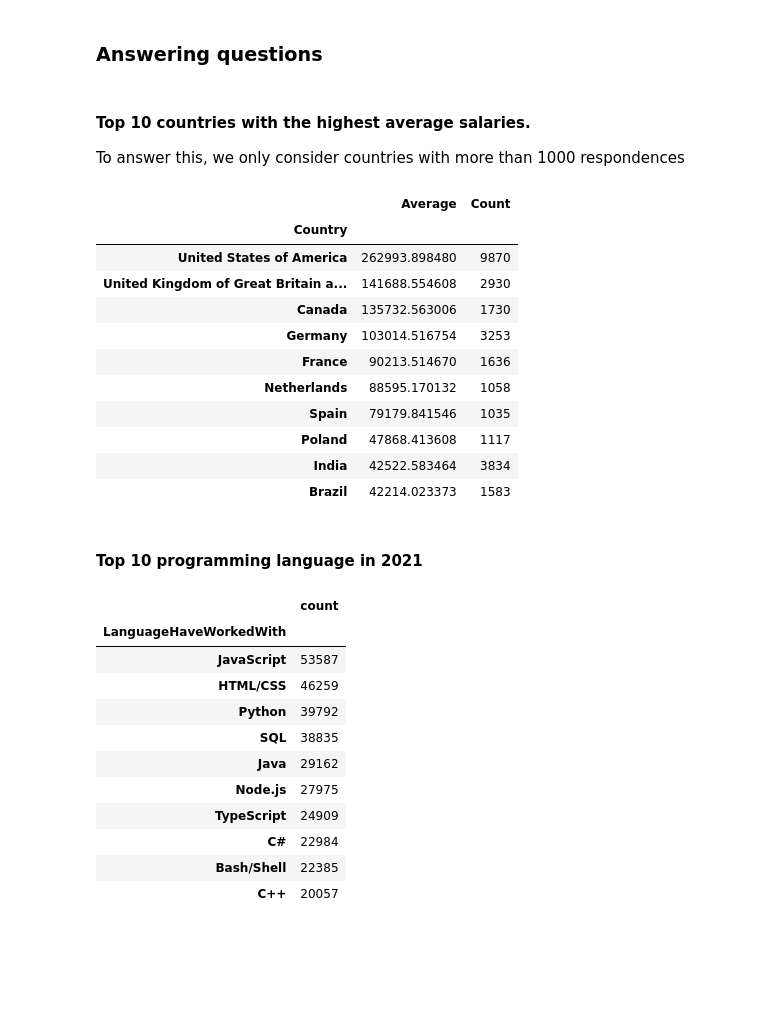
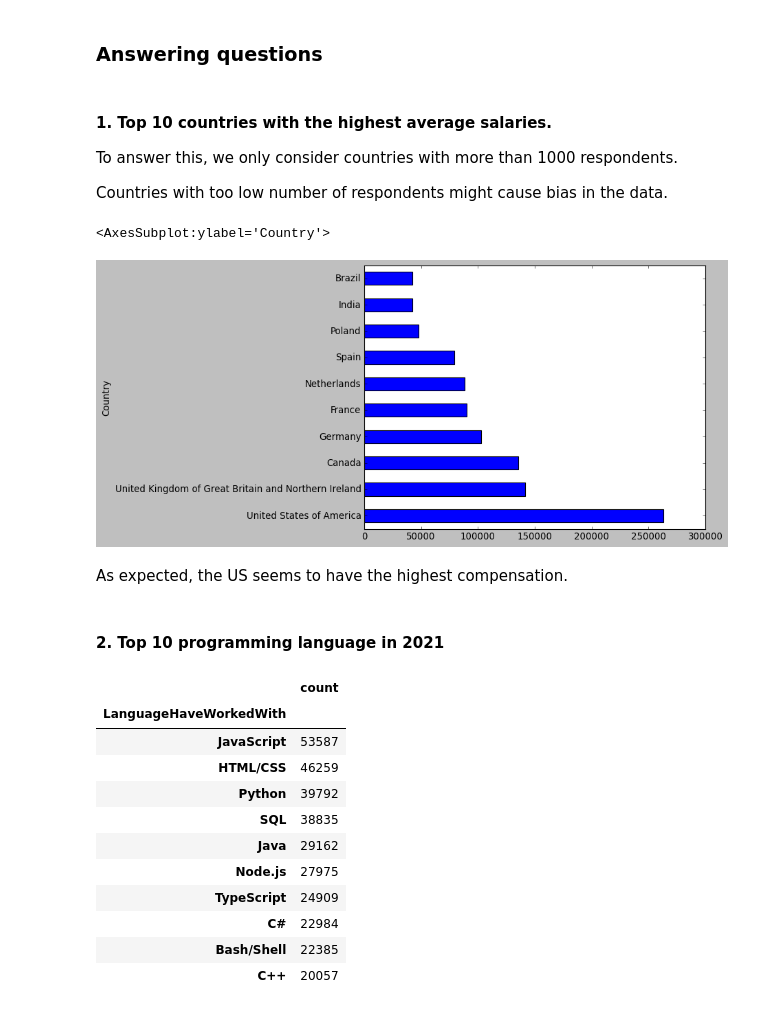
Before and after one commit to grevyarlesp/HCMUS_P4DS_Final, a Jupyter notebook: Notebook.ipynb, the cells around one changed output. Saved outputs shown, nothing was run; the diff lists cells and outputs as text; code cells hidden in the pictures; blank space fills up the shorter version.

Commit message:
answer some questions

```diff
--- a/Notebook.ipynb
+++ b/Notebook.ipynb
@@ -21,3 +24,5 @@ import numpy as np
+# %%
+plt.style.use('classic')
 # %% [markdown]
 ## Collecting Data
 
@@ -265,31 +271,28 @@ cate_cols_info
 # %% [markdown]
 ### Answering questions
 # %% [markdown]
-#### Top 10 countries with the highest average salaries.
+#### 1. Top 10 countries with the highest average salaries.
 
-To answer this, we only consider countries with more than 1000 respondences
+To answer this, we only consider countries with more than 1000 respondents.
+
+Countries with too low number of respondents might cause bias in the data.
 # %%
 salary_df = df1[['Country', 'ConvertedCompYearly']]
 s = salary_df.groupby('Country').agg({'count', 'mean'})
 s.columns = ['Average', 'Count']
 s = s.loc[s['Count'] >= 1000]
 s = s.sort_values(by = ['Average'], ascending = False)
-s.head(20)
+s = s.head(10)
-# %% [output]
-|  | Average | Count |
-| Country |  |  |
-| United States of America | 262993.898480 | 9870 |
-| United Kingdom of Great Britain a... | 141688.554608 | 2930 |
-| Canada | 135732.563006 | 1730 |
-| Germany | 103014.516754 | 3253 |
-| France | 90213.514670 | 1636 |
-| Netherlands | 88595.170132 | 1058 |
-| Spain | 79179.841546 | 1035 |
-| Poland | 47868.413608 | 1117 |
-| India | 42522.583464 | 3834 |
-| Brazil | 42214.023373 | 1583 |
+# %%
+plt.figure()
+s['Average'].plot.barh()
+# %% [output]
+<AxesSubplot:ylabel='Country'>
+[figure, added]
+# %% [markdown]
+As expected, the US seems to have the highest compensation.
 # %% [markdown]
-#### Top 10 programming language in 2021
+#### 2. Top 10 programming language in 2021
 # %%
 lang_df = pd.DataFrame(df1['LanguageHaveWorkedWith'].str.split(';').explode().reset_index()).groupby('LanguageHaveWorkedWith').count()
 lang_df = lang_df.sort_values('index', ascending = False)
```
Also changed, not shown: parts of 11 cells of this notebook, 1 other file.
